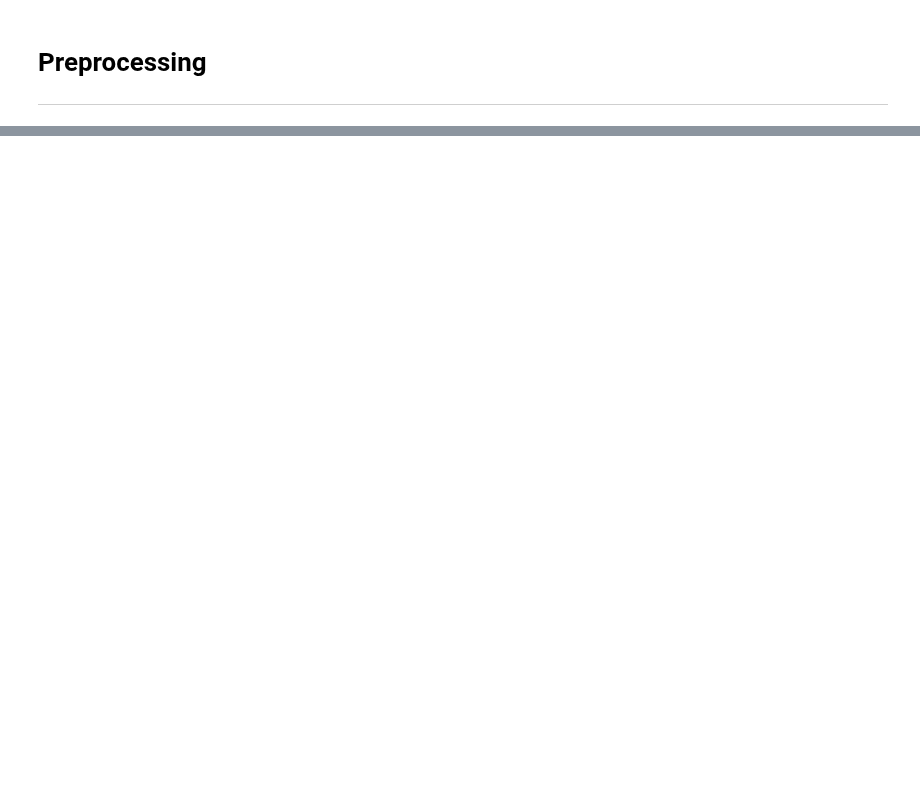
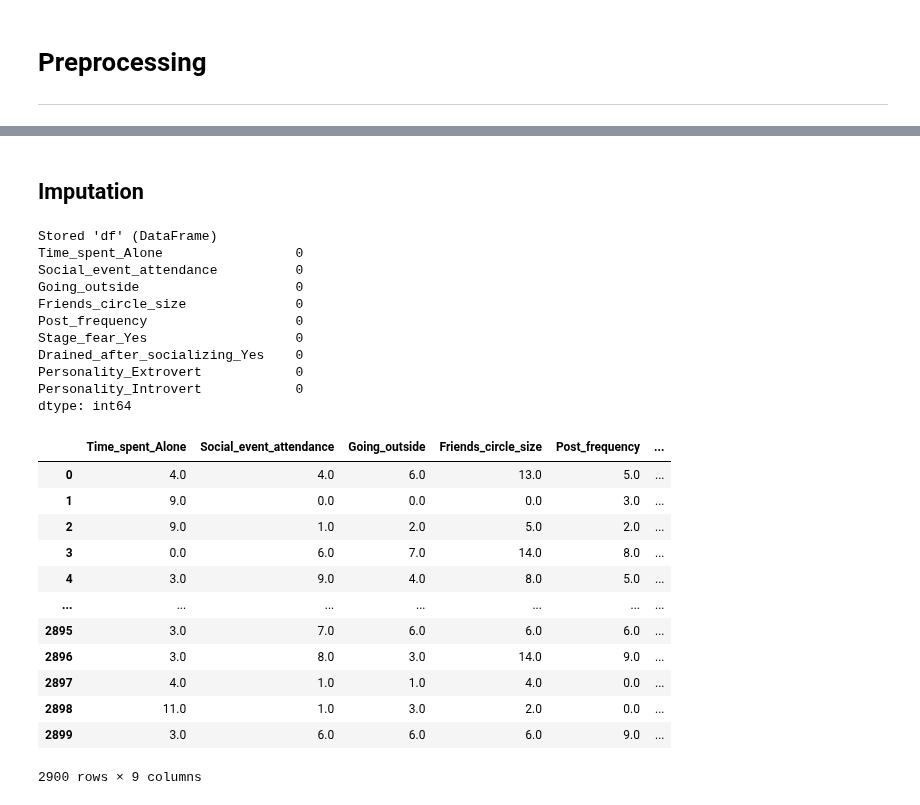
Before and after one commit to Prokope45/NeuralNetworkProject, a Jupyter notebook: Preprocessing.ipynb, the cells around one changed output, grey strips where cells are left out. Drawn from its saved outputs; the diff is of its cells as text; code cells hidden in the pictures; blank space fills up the shorter version.

```diff
--- a/Preprocessing.ipynb
+++ b/Preprocessing.ipynb
@@ -30,0 +35,39 @@ df
+# %% [markdown]
+## Imputation
+# %%
+
+# TODO: impute numerical variables using mean
+df = df.fillna(df.mean())
+# TODO: impute categorical using mode
+df_categorical_imputed = df.apply(lambda x: x.fillna(x.mode()) if x.dtype == 'O' else x)
+
+# Store processed dataframe
+%store df
+
+print(df.isna().sum())
+df
+# %% [output]
+Stored 'df' (DataFrame)
+Time_spent_Alone                 0
+Social_event_attendance          0
+Going_outside                    0
+Friends_circle_size              0
+Post_frequency                   0
+Stage_fear_Yes                   0
+Drained_after_socializing_Yes    0
+Personality_Extrovert            0
+Personality_Introvert            0
+dtype: int64
+|  | Time_spent_Alone | Social_event_attendance | Going_outside | Friends_circle_size | Post_frequency | ... |
+| 0 | 4.0 | 4.0 | 6.0 | 13.0 | 5.0 | ... |
+| 1 | 9.0 | 0.0 | 0.0 | 0.0 | 3.0 | ... |
+| 2 | 9.0 | 1.0 | 2.0 | 5.0 | 2.0 | ... |
+| 3 | 0.0 | 6.0 | 7.0 | 14.0 | 8.0 | ... |
+| 4 | 3.0 | 9.0 | 4.0 | 8.0 | 5.0 | ... |
+| ... | ... | ... | ... | ... | ... | ... |
+| 2895 | 3.0 | 7.0 | 6.0 | 6.0 | 6.0 | ... |
+| 2896 | 3.0 | 8.0 | 3.0 | 14.0 | 9.0 | ... |
+| 2897 | 4.0 | 1.0 | 1.0 | 4.0 | 0.0 | ... |
+| 2898 | 11.0 | 1.0 | 3.0 | 2.0 | 0.0 | ... |
+| 2899 | 3.0 | 6.0 | 6.0 | 6.0 | 9.0 | ... |
+2900 rows × 9 columns
```
Also changed, not shown: parts of 2 cells of this notebook, 2 other files.
